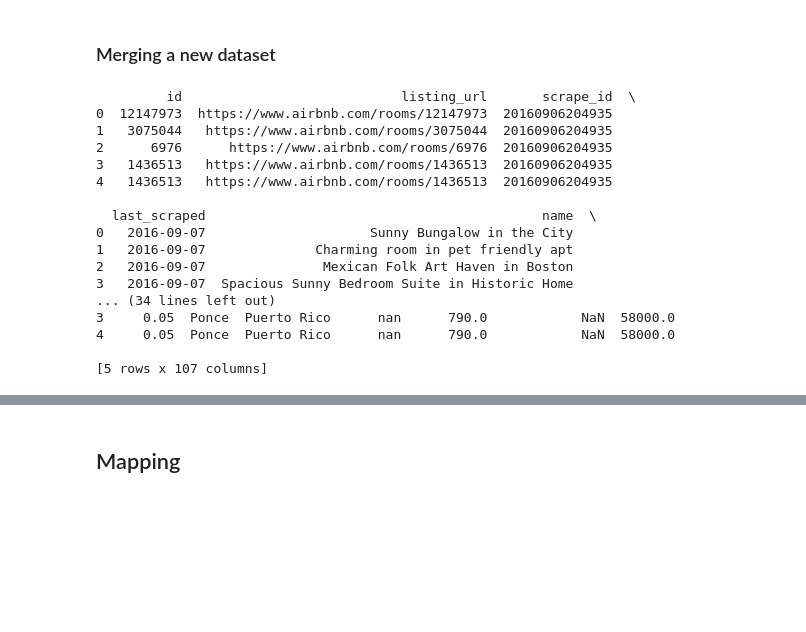
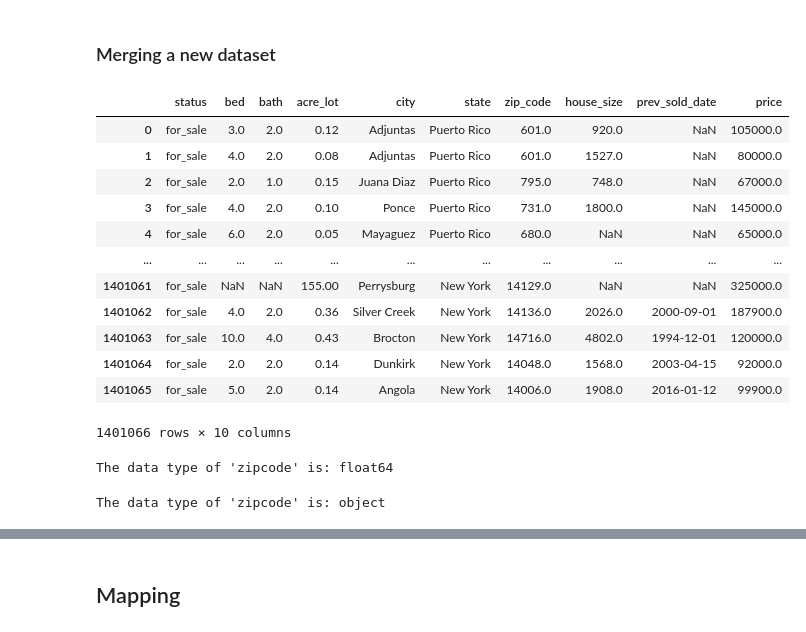
Before and after one commit to ECO225-W2024/project-one-code-32record, a Jupyter notebook: Project1 notebook.ipynb, the cells around one changed output, grey strips where cells are left out. Cells and saved outputs as stored; diff of their text form; code cells hidden in the pictures; blank space fills up the shorter version.

```diff
--- a/Project1 notebook.ipynb
+++ b/Project1 notebook.ipynb
@@ -336,31 +336,19 @@ compare the mean price of housing and airbnb listing for each zipcode
 # %%
 # Load the new dataset
 df_realtor = pd.read_csv('realtor_data.zip.csv')
-# %%
-# merging datasets
-
-df['zipcode'] = df['zipcode'].astype(str)  # Convert 'zipcode' in your current DataFrame to string
-df_realtor['zip_code'] = df_realtor['zip_code'].astype(str)  # Convert 'zip_code' in df_realtor to string
-
-merged_df = pd.merge(df, df_realtor, left_on='zipcode', right_on='zip_code', how='left')
-
-# Display the first few rows of the merged DataFrame to confirm the merge
-print(merged_df.head())
-# %% [output]
-         id                            listing_url       scrape_id  \
-0  12147973  https://www.airbnb.com/rooms/12147973  20160906204935
-1   3075044   https://www.airbnb.com/rooms/3075044  20160906204935
-2      6976      https://www.airbnb.com/rooms/6976  20160906204935
-3   1436513   https://www.airbnb.com/rooms/1436513  20160906204935
-4   1436513   https://www.airbnb.com/rooms/1436513  20160906204935
-
-  last_scraped                                           name  \
-0   2016-09-07                     Sunny Bungalow in the City
-1   2016-09-07              Charming room in pet friendly apt
-2   2016-09-07               Mexican Folk Art Haven in Boston
-3   2016-09-07  Spacious Sunny Bedroom Suite in Historic Home
-... (34 lines left out)
-3     0.05  Ponce  Puerto Rico      nan      790.0            NaN  58000.0
-4     0.05  Ponce  Puerto Rico      nan      790.0            NaN  58000.0
-
-[5 rows x 107 columns]
+# %%
+df_realtor
+# %% [output]
+|  | status | bed | bath | acre_lot | city | state | zip_code | house_size | prev_sold_date | price |
+| 0 | for_sale | 3.0 | 2.0 | 0.12 | Adjuntas | Puerto Rico | 601.0 | 920.0 | NaN | 105000.0 |
+| 1 | for_sale | 4.0 | 2.0 | 0.08 | Adjuntas | Puerto Rico | 601.0 | 1527.0 | NaN | 80000.0 |
+| 2 | for_sale | 2.0 | 1.0 | 0.15 | Juana Diaz | Puerto Rico | 795.0 | 748.0 | NaN | 67000.0 |
+| 3 | for_sale | 4.0 | 2.0 | 0.10 | Ponce | Puerto Rico | 731.0 | 1800.0 | NaN | 145000.0 |
+| 4 | for_sale | 6.0 | 2.0 | 0.05 | Mayaguez | Puerto Rico | 680.0 | NaN | NaN | 65000.0 |
+| ... | ... | ... | ... | ... | ... | ... | ... | ... | ... | ... |
+| 1401061 | for_sale | NaN | NaN | 155.00 | Perrysburg | New York | 14129.0 | NaN | NaN | 325000.0 |
+| 1401062 | for_sale | 4.0 | 2.0 | 0.36 | Silver Creek | New York | 14136.0 | 2026.0 | 2000-09-01 | 187900.0 |
+| 1401063 | for_sale | 10.0 | 4.0 | 0.43 | Brocton | New York | 14716.0 | 4802.0 | 1994-12-01 | 120000.0 |
+| 1401064 | for_sale | 2.0 | 2.0 | 0.14 | Dunkirk | New York | 14048.0 | 1568.0 | 2003-04-15 | 92000.0 |
+| 1401065 | for_sale | 5.0 | 2.0 | 0.14 | Angola | New York | 14006.0 | 1908.0 | 2016-01-12 | 99900.0 |
+1401066 rows × 10 columns
@@ -366,0 +358,10 @@ print(merged_df.head())
+# %%
+data_type = df_realtor['zipcode'].dtypes
+print(f"The data type of 'zipcode' is: {data_type}")
+# %% [output]
+The data type of 'zipcode' is: float64
+# %%
+data_type = df['zipcode'].dtypes
+print(f"The data type of 'zipcode' is: {data_type}")
+# %% [output]
+The data type of 'zipcode' is: object
```
Also changed, not shown: parts of 11 cells of this notebook.
